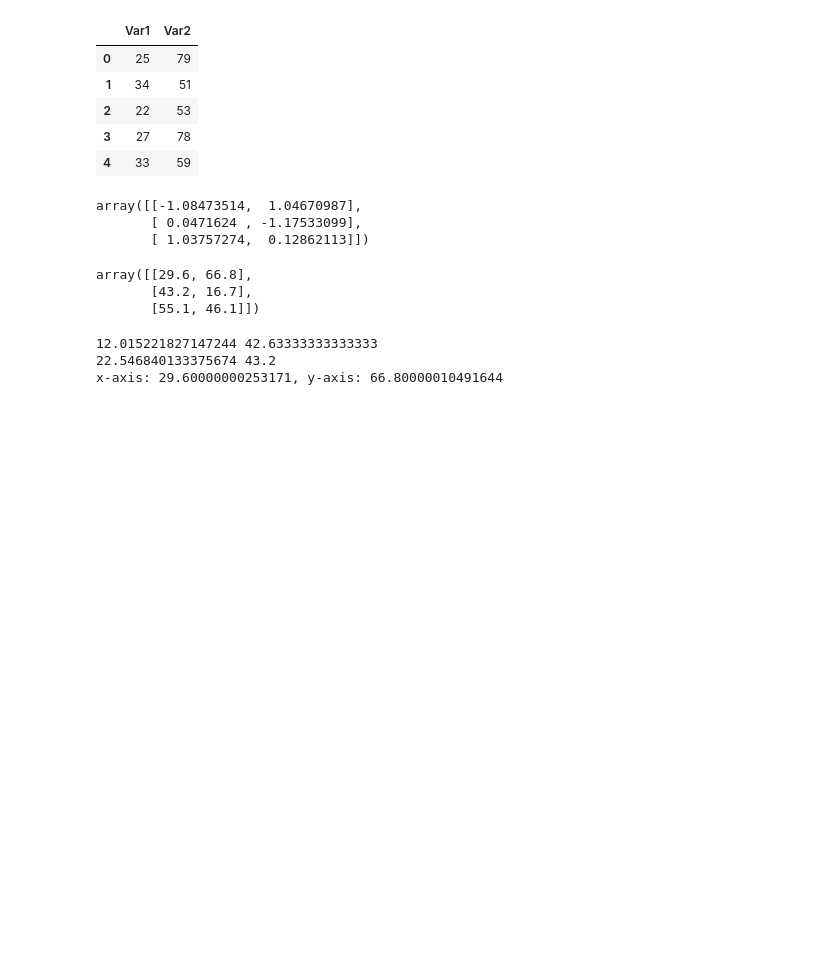
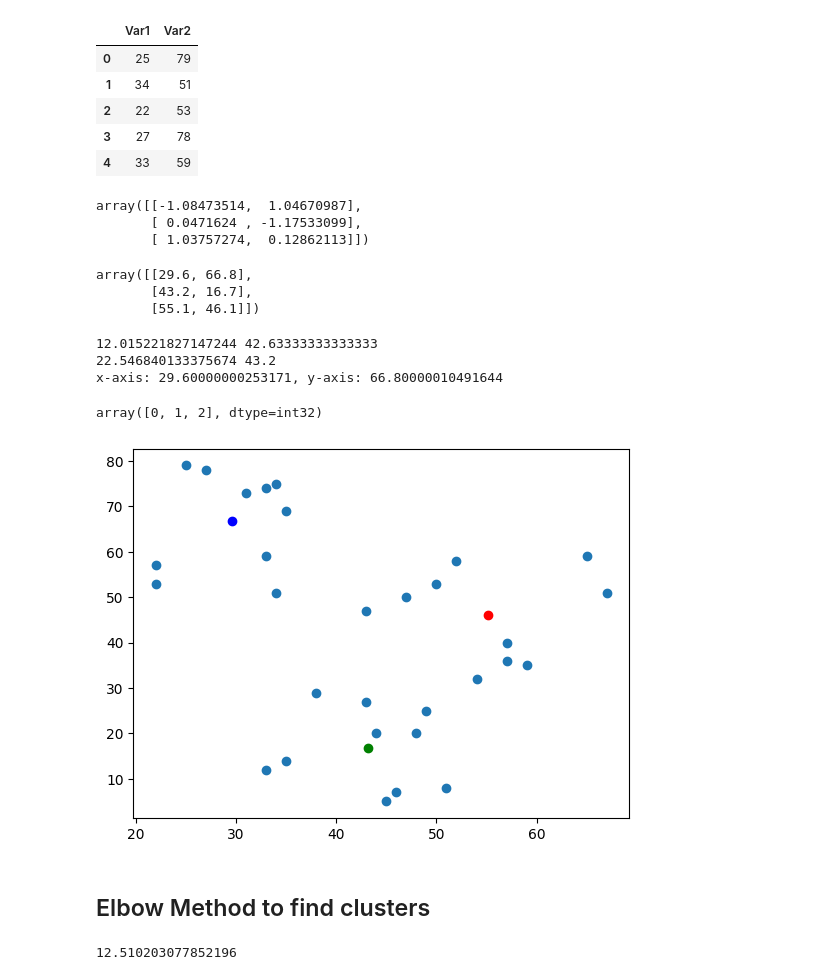
Before and after one commit to Omkar210/Statistics-and-ML, a Jupyter notebook: Day28.ipynb, the cells around one changed output. Cells and saved outputs as stored; diff of their text form; code cells hidden in the pictures; blank space fills up the shorter version.

```diff
--- a/Day28.ipynb
+++ b/Day28.ipynb
@@ -138,3 +138,24 @@ print(f'x-axis: {-1.08473514*sd1+mean1}, y-axis: {1.04670987*sd2+mean2}')
 12.015221827147244 42.63333333333333
 22.546840133375674 43.2
 x-axis: 29.60000000253171, y-axis: 66.80000010491644
+# %%
+mydata = pd.DataFrame([[28,72],[40,20],[58,45]], columns=df.columns)
+mydata_scaled = ss.transform(mydata)
+mod1.predict(mydata_scaled)
+# %% [output]
+array([0, 1, 2], dtype=int32)
+# %%
+plt.scatter(df['Var1'], df['Var2'])
+plt.scatter(43.2,16.7,c='g')
+plt.scatter(29.6,66.8,c='b')
+plt.scatter(55.1,46.1,c='r')
+plt.show()
+# %% [output]
+[figure, added]
+# %% [markdown]
+## Elbow Method to find clusters
+# %%
+# within cluster variation
+mod1.inertia_
+# %% [output]
+12.510203077852196
```
Also changed, not shown: parts of 2 cells of this notebook.
